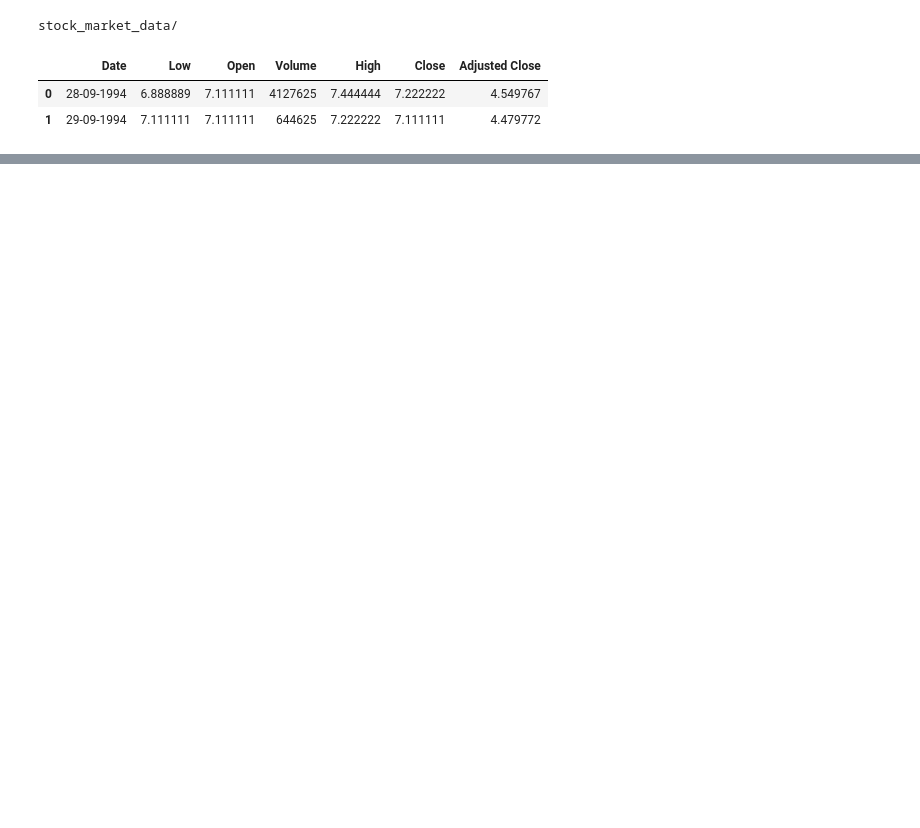
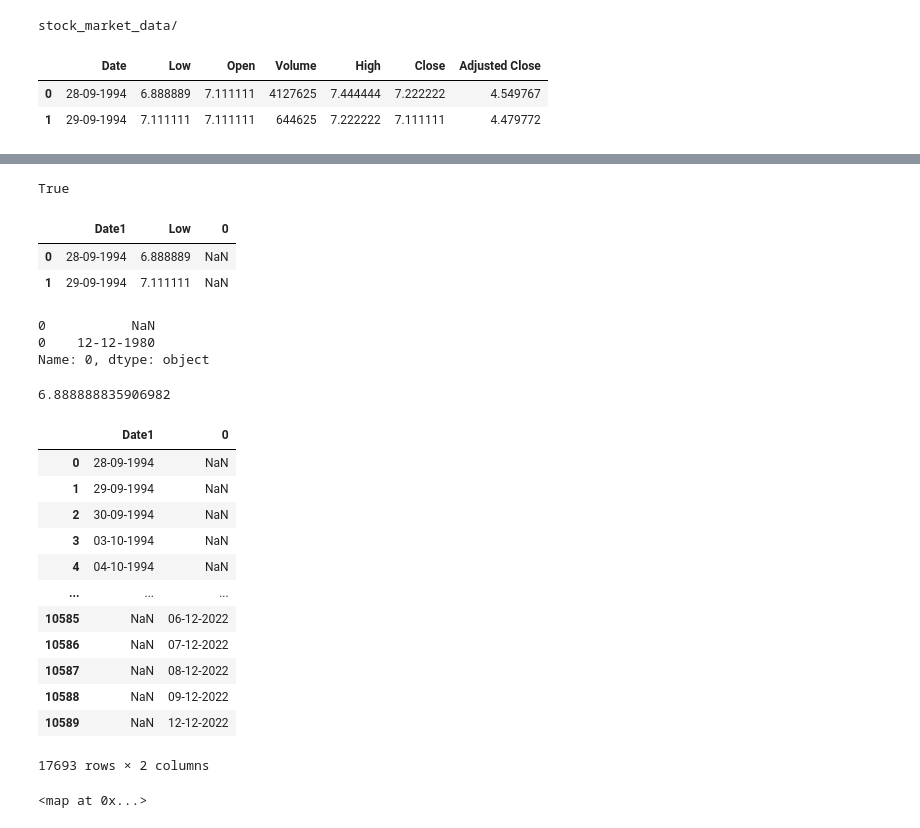
Before and after one commit to gokulmpg/SmallPracticeExercises, a Jupyter notebook: pandas-play.ipynb, the cells around one changed output, grey strips where cells are left out. Drawn from its saved outputs; the diff is of its cells as text; code cells hidden in the pictures; blank space fills up the shorter version.

```diff
--- a/pandas-play.ipynb
+++ b/pandas-play.ipynb
@@ -98,0 +265,36 @@ df
+# %%
+pd.Series([True]).bool()
+# %% [output]
+True
+# %%
+df.head(2)
+# %% [output]
+|  | Date1 | Low | 0 |
+| 0 | 28-09-1994 | 6.888889 | NaN |
+| 1 | 29-09-1994 | 7.111111 | NaN |
+# %%
+df.at[0,0]
+# %% [output]
+0           NaN
+0    12-12-1980
+Name: 0, dtype: object
+# %%
+df.iat[0,1]
+# %% [output]
+6.888888835906982
+# %%
+df.loc[:,['Date1',0]]
+# %% [output]
+|  | Date1 | 0 |
+| 0 | 28-09-1994 | NaN |
+| 1 | 29-09-1994 | NaN |
+| 2 | 30-09-1994 | NaN |
+| 3 | 03-10-1994 | NaN |
+| 4 | 04-10-1994 | NaN |
+| ... | ... | ... |
+| 10585 | NaN | 06-12-2022 |
+| 10586 | NaN | 07-12-2022 |
+| 10587 | NaN | 08-12-2022 |
+| 10588 | NaN | 09-12-2022 |
+| 10589 | NaN | 12-12-2022 |
+17693 rows × 2 columns
@@ -98,0 +305,4 @@ df
+# %%
+df.__iter__()
+# %% [output]
+<map at 0x...>
```
Also changed, not shown: parts of 31 cells of this notebook.
